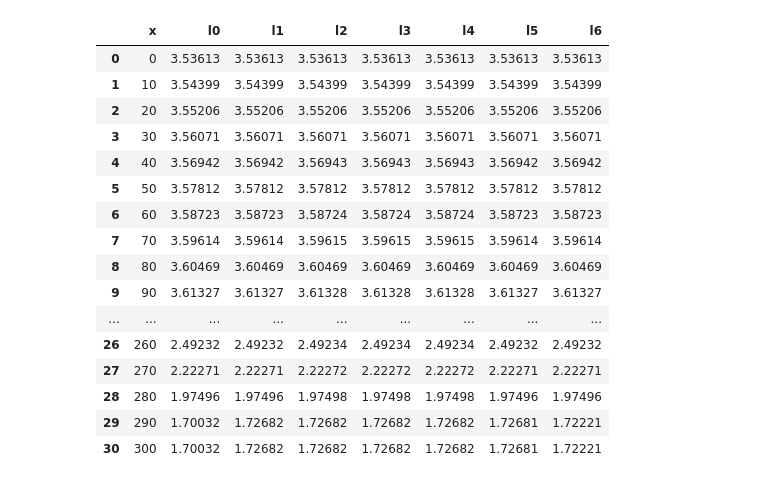
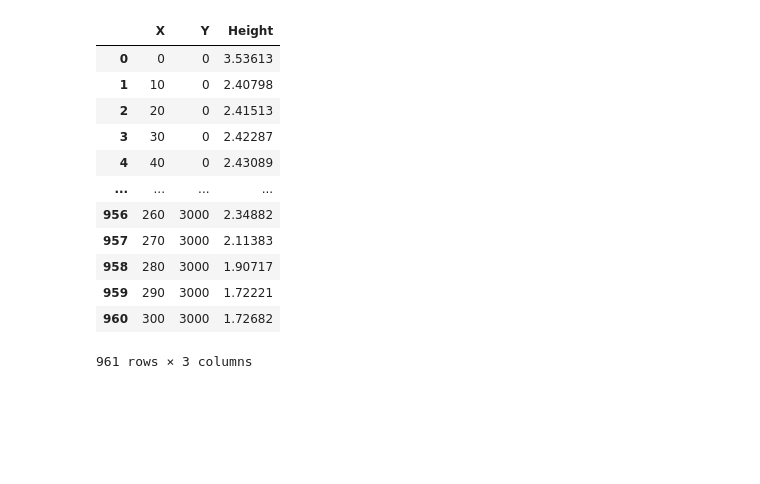
Before and after one commit to jackyvava/CodeWaveVegetation, a Jupyter notebook: code.ipynb, the cells around one changed output. Cells and saved outputs as stored; diff of their text form; code cells hidden in the pictures; blank space fills up the shorter version.

```diff
--- a/code.ipynb
+++ b/code.ipynb
@@ -9,23 +9,19 @@ plt.rcParams['axes.unicode_minus'] = False  # 用来正常显示负号
 pd.set_option('display.max_columns', None)# 显示所有列
 pd.set_option('display.max_rows', 200) # 最多显示200行
 # %%
-data = pd.read_csv("modelData/veg0.csv")
+data = pd.read_csv("modelData/vegtation0.csv")
 data
 # %% [output]
-|  | x | l0 | l1 | l2 | l3 | l4 | l5 | l6 |
-| 0 | 0 | 3.53613 | 3.53613 | 3.53613 | 3.53613 | 3.53613 | 3.53613 | 3.53613 |
-| 1 | 10 | 3.54399 | 3.54399 | 3.54399 | 3.54399 | 3.54399 | 3.54399 | 3.54399 |
-| 2 | 20 | 3.55206 | 3.55206 | 3.55206 | 3.55206 | 3.55206 | 3.55206 | 3.55206 |
-| 3 | 30 | 3.56071 | 3.56071 | 3.56071 | 3.56071 | 3.56071 | 3.56071 | 3.56071 |
-| 4 | 40 | 3.56942 | 3.56942 | 3.56943 | 3.56943 | 3.56943 | 3.56942 | 3.56942 |
-| 5 | 50 | 3.57812 | 3.57812 | 3.57812 | 3.57812 | 3.57812 | 3.57812 | 3.57812 |
-| 6 | 60 | 3.58723 | 3.58723 | 3.58724 | 3.58724 | 3.58724 | 3.58723 | 3.58723 |
-| 7 | 70 | 3.59614 | 3.59614 | 3.59615 | 3.59615 | 3.59615 | 3.59614 | 3.59614 |
-| 8 | 80 | 3.60469 | 3.60469 | 3.60469 | 3.60469 | 3.60469 | 3.60469 | 3.60469 |
-| 9 | 90 | 3.61327 | 3.61327 | 3.61328 | 3.61328 | 3.61328 | 3.61327 | 3.61327 |
-| ... | ... | ... | ... | ... | ... | ... | ... | ... |
-| 26 | 260 | 2.49232 | 2.49232 | 2.49234 | 2.49234 | 2.49234 | 2.49232 | 2.49232 |
-| 27 | 270 | 2.22271 | 2.22271 | 2.22272 | 2.22272 | 2.22272 | 2.22271 | 2.22271 |
-| 28 | 280 | 1.97496 | 1.97496 | 1.97498 | 1.97498 | 1.97498 | 1.97496 | 1.97496 |
-| 29 | 290 | 1.70032 | 1.72682 | 1.72682 | 1.72682 | 1.72682 | 1.72681 | 1.72221 |
-| 30 | 300 | 1.70032 | 1.72682 | 1.72682 | 1.72682 | 1.72682 | 1.72681 | 1.72221 |
+|  | X | Y | Height |
+| 0 | 0 | 0 | 3.53613 |
+| 1 | 10 | 0 | 2.40798 |
+| 2 | 20 | 0 | 2.41513 |
+| 3 | 30 | 0 | 2.42287 |
+| 4 | 40 | 0 | 2.43089 |
+| ... | ... | ... | ... |
+| 956 | 260 | 3000 | 2.34882 |
+| 957 | 270 | 3000 | 2.11383 |
+| 958 | 280 | 3000 | 1.90717 |
+| 959 | 290 | 3000 | 1.72221 |
+| 960 | 300 | 3000 | 1.72682 |
+961 rows × 3 columns
```
Also changed, not shown: parts of 13 cells of this notebook, 6 other files.
